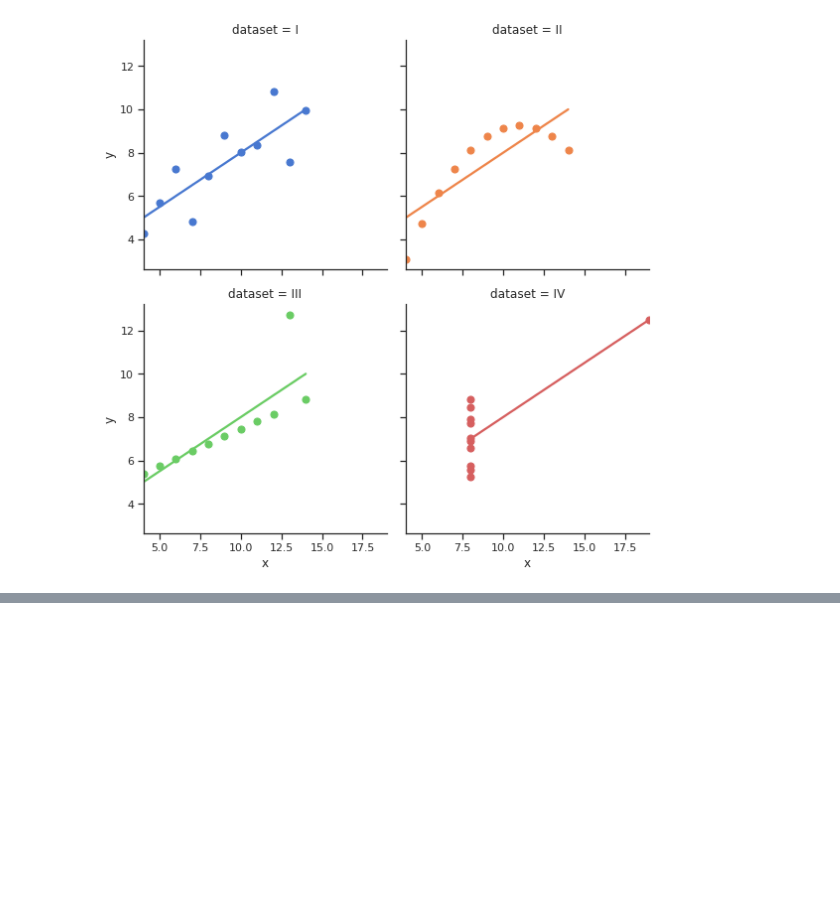
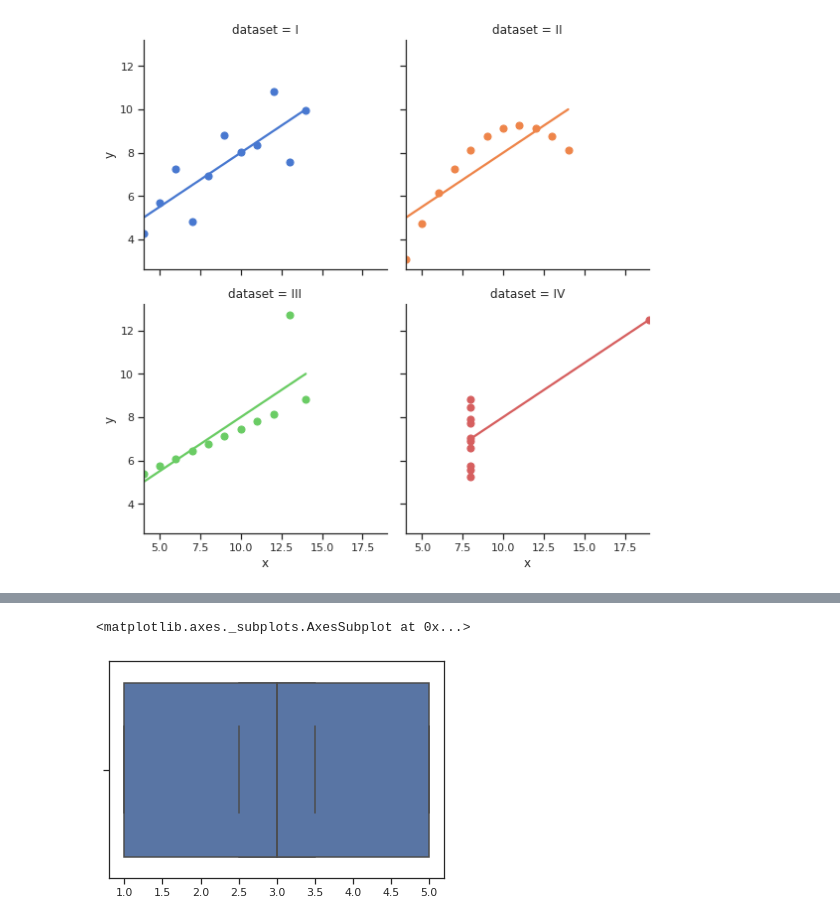
Before and after one commit to Mansoldo/DataScience_Python, a Jupyter notebook: dataScience.ipynb, the cells around one changed output, grey strips where cells are left out. Drawn from its saved outputs; the diff is of its cells as text; code cells hidden in the pictures; blank space fills up the shorter version.

```diff
--- a/dataScience.ipynb
+++ b/dataScience.ipynb
@@ -342,0 +403,6 @@ sns.lmplot(x="x", y="y", col="dataset", hue="dataset", data=df,
+# %%
+sns.boxplot(filmes1)
+sns.boxplot(filmes2)
+# %% [output]
+<matplotlib.axes._subplots.AxesSubplot at 0x...>
+[figure, added]
```
Also changed, not shown: parts of 28 cells of this notebook.
